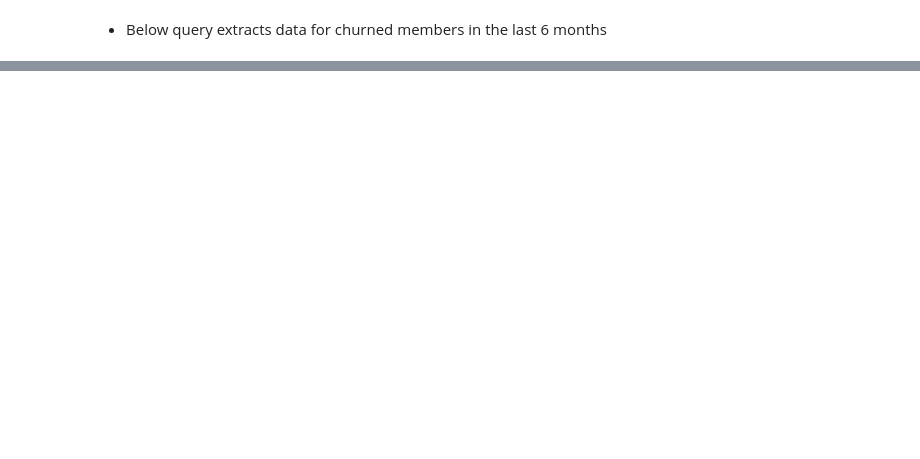
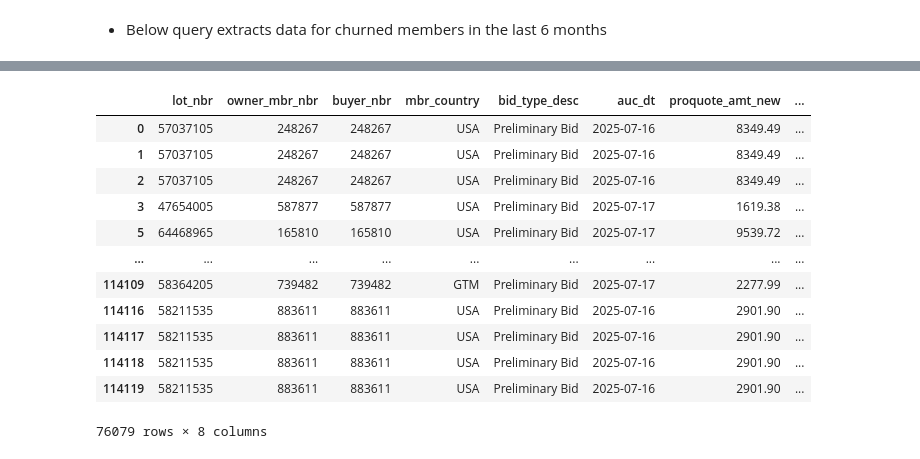
Before and after one commit to srijan-deo/Churn-Premier-Members, a Jupyter notebook: churn-analysis-t6-1year-april.ipynb, the cells around one changed output, grey strips where cells are left out. Drawn from its saved outputs; the diff is of its cells as text; code cells hidden in the pictures; blank space fills up the shorter version.

```diff
--- a/churn-analysis-t6-1year-april.ipynb
+++ b/churn-analysis-t6-1year-april.ipynb
@@ -346,0 +479,2 @@ final_df[final_df['median_sp_lost'].isnull()]
+# %%
+df['winning_perc'] = np.round((df['total_lots_won'] / df['total_lots_placed_bids_on'])*100,2)
@@ -346,0 +513,2 @@ final_df[final_df['median_sp_lost'].isnull()]
+# %%
+df_mbr_lst = df['owner_mbr_nbr'].unique().tolist()
@@ -346,0 +554,16 @@ final_df[final_df['median_sp_lost'].isnull()]
+# %%
+data1[data1['owner_mbr_nbr'].isin(df_mbr_lst)]
+# %% [output]
+|  | lot_nbr | owner_mbr_nbr | buyer_nbr | mbr_country | bid_type_desc | auc_dt | proquote_amt_new | ... |
+| 0 | 57037105 | 248267 | 248267 | USA | Preliminary Bid | 2025-07-16 | 8349.49 | ... |
+| 1 | 57037105 | 248267 | 248267 | USA | Preliminary Bid | 2025-07-16 | 8349.49 | ... |
+| 2 | 57037105 | 248267 | 248267 | USA | Preliminary Bid | 2025-07-16 | 8349.49 | ... |
+| 3 | 47654005 | 587877 | 587877 | USA | Preliminary Bid | 2025-07-17 | 1619.38 | ... |
+| 5 | 64468965 | 165810 | 165810 | USA | Preliminary Bid | 2025-07-17 | 9539.72 | ... |
+| ... | ... | ... | ... | ... | ... | ... | ... | ... |
+| 114109 | 58364205 | 739482 | 739482 | GTM | Preliminary Bid | 2025-07-17 | 2277.99 | ... |
+| 114116 | 58211535 | 883611 | 883611 | USA | Preliminary Bid | 2025-07-16 | 2901.90 | ... |
+| 114117 | 58211535 | 883611 | 883611 | USA | Preliminary Bid | 2025-07-16 | 2901.90 | ... |
+| 114118 | 58211535 | 883611 | 883611 | USA | Preliminary Bid | 2025-07-16 | 2901.90 | ... |
+| 114119 | 58211535 | 883611 | 883611 | USA | Preliminary Bid | 2025-07-16 | 2901.90 | ... |
+76079 rows × 8 columns
```
Also changed, not shown: parts of 19 cells of this notebook.
